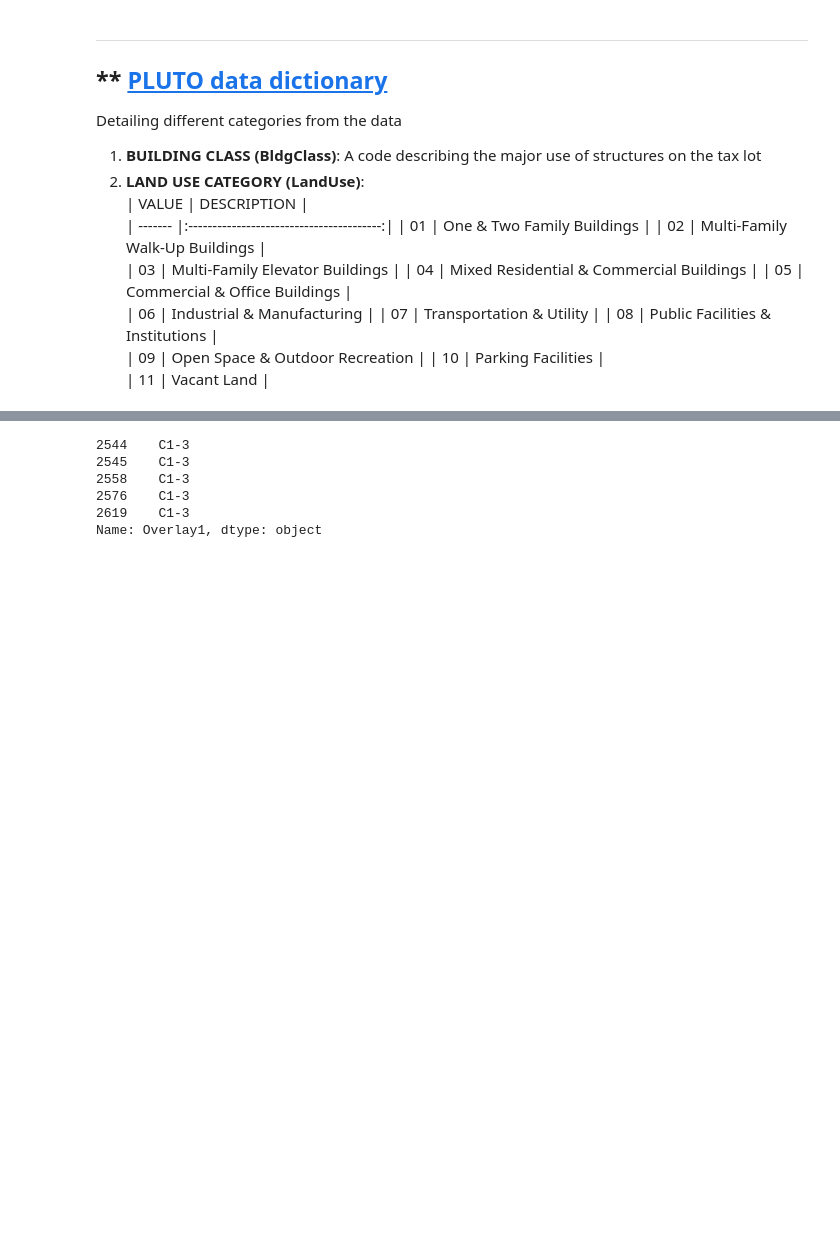
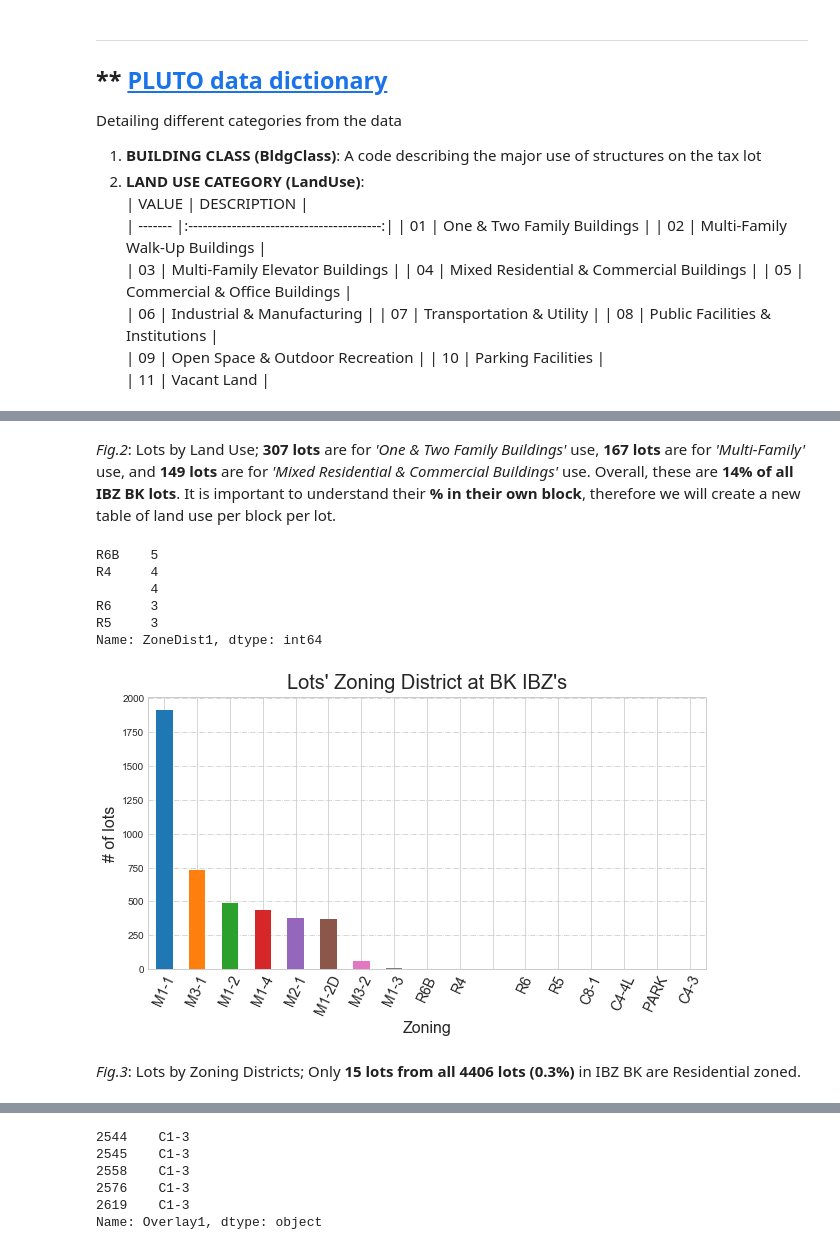
Before and after one commit to drawbrooklyn/IBZ_analysis, a Jupyter notebook: IBZ_analysis.ipynb, the cells around one changed output, grey strips where cells are left out. Drawn from its saved outputs; the diff is of its cells as text; code cells hidden in the pictures; blank space fills up the shorter version.

```diff
--- a/IBZ_analysis.ipynb
+++ b/IBZ_analysis.ipynb
@@ -411,0 +417,24 @@ IBZ_blocks_grouped.head()
+# %% [markdown]
+_Fig.2_: Lots by Land Use; **307 lots** are for _'One & Two Family Buildings'_ use, **167 lots** are for _'Multi-Family'_ use, and **149 lots** are for _'Mixed Residential & Commercial Buildings'_ use. Overall, these are **14% of all IBZ BK lots**. It is important to understand their **% in their own block**, therefore we will create a new table of land use per block per lot.
+# %%
+print(IBZ_joint.ZoneDist1.value_counts()[8:13])
+
+fig = pl.figure(figsize=(10,5))
+ax = fig.add_subplot(111)
+IBZ_joint.ZoneDist1.value_counts().plot(ax=ax, kind='bar')
+
+plt.title("Lots' Zoning District at BK IBZ's", size=20, y=1.01)
+plt.xlabel("Zoning", size=16)
+plt.ylabel("# of lots", size=16)
+plt.xticks(rotation=65, size=14)
+ax.grid(axis='y', linestyle='-.');
+# %% [output]
+R6B    5
+R4     4
+       4
+R6     3
+R5     3
+Name: ZoneDist1, dtype: int64
+[figure, added]
+# %% [markdown]
+_Fig.3_: Lots by Zoning Districts; Only **15 lots from all 4406 lots (0.3%)** in IBZ BK are Residential zoned.
```
Also changed, not shown: parts of 51 cells of this notebook.
